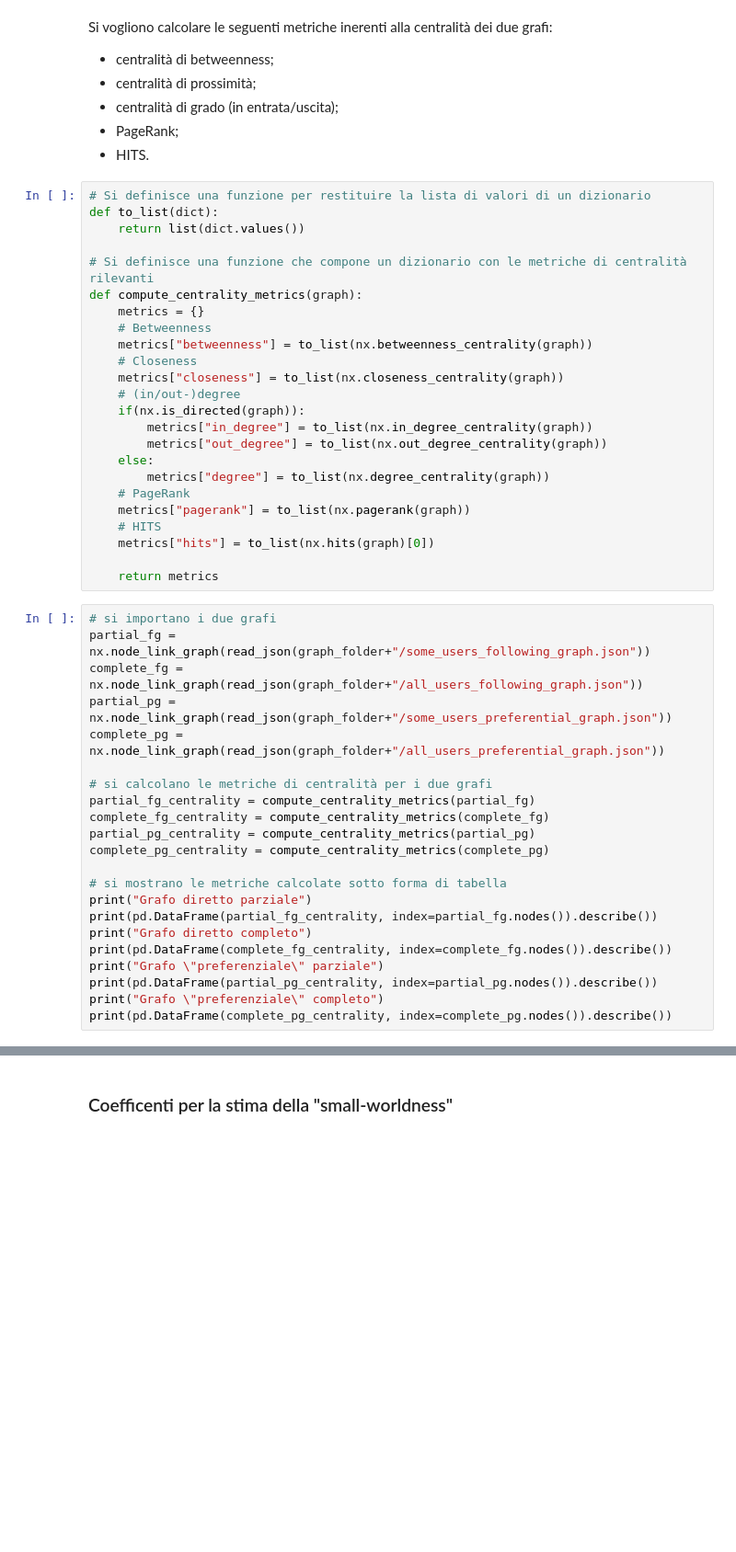
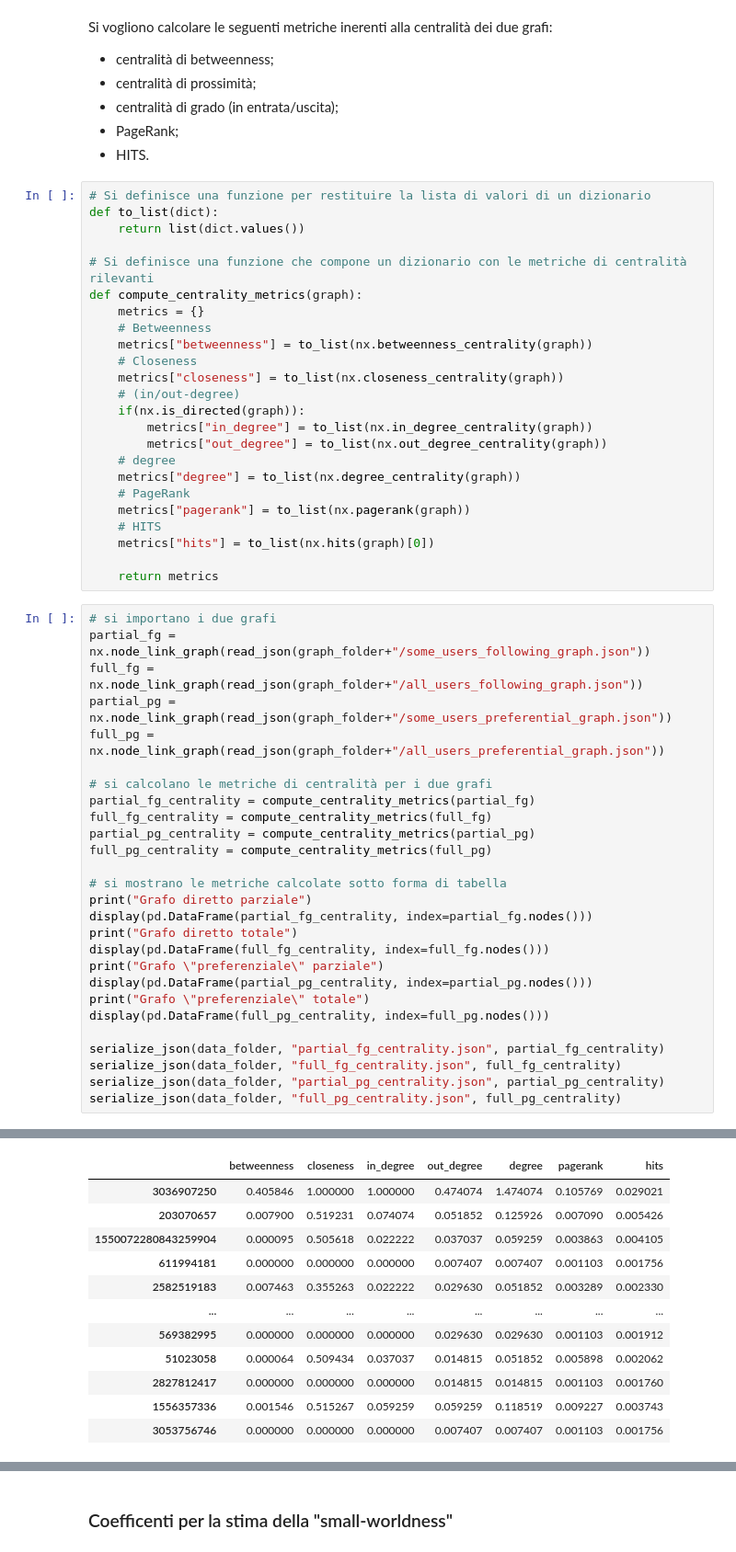
Before and after one commit to TheCancia22/Social-Computing-Project-1-2, a Jupyter notebook: progetto.ipynb, the cells around one changed output, grey strips where cells are left out. Shown at 92% size. Drawn from its saved outputs; the diff is of its cells as text; blank space fills up the shorter version.

```diff
--- a/progetto.ipynb
+++ b/progetto.ipynb
@@ -788,12 +789,12 @@ def compute_centrality_metrics(graph):
     metrics["betweenness"] = to_list(nx.betweenness_centrality(graph))
     # Closeness
     metrics["closeness"] = to_list(nx.closeness_centrality(graph))
-    # (in/out-)degree
+    # (in/out-degree)
     if(nx.is_directed(graph)):
         metrics["in_degree"] = to_list(nx.in_degree_centrality(graph))
         metrics["out_degree"] = to_list(nx.out_degree_centrality(graph))
-    else:
-        metrics["degree"] = to_list(nx.degree_centrality(graph))
+    # degree
+    metrics["degree"] = to_list(nx.degree_centrality(graph))
     # PageRank
     metrics["pagerank"] = to_list(nx.pagerank(graph))
     # HITS
@@ -803,25 +804,30 @@ def compute_centrality_metrics(graph):
 # %%
 # si importano i due grafi
 partial_fg = nx.node_link_graph(read_json(graph_folder+"/some_users_following_graph.json"))
-complete_fg = nx.node_link_graph(read_json(graph_folder+"/all_users_following_graph.json"))
+full_fg = nx.node_link_graph(read_json(graph_folder+"/all_users_following_graph.json"))
 partial_pg = nx.node_link_graph(read_json(graph_folder+"/some_users_preferential_graph.json"))
-complete_pg = nx.node_link_graph(read_json(graph_folder+"/all_users_preferential_graph.json"))
+full_pg = nx.node_link_graph(read_json(graph_folder+"/all_users_preferential_graph.json"))
 
 # si calcolano le metriche di centralità per i due grafi
 partial_fg_centrality = compute_centrality_metrics(partial_fg)
-complete_fg_centrality = compute_centrality_metrics(complete_fg)
+full_fg_centrality = compute_centrality_metrics(full_fg)
 partial_pg_centrality = compute_centrality_metrics(partial_pg)
-complete_pg_centrality = compute_centrality_metrics(complete_pg)
+full_pg_centrality = compute_centrality_metrics(full_pg)
 
 # si mostrano le metriche calcolate sotto forma di tabella
 print("Grafo diretto parziale")
-print(pd.DataFrame(partial_fg_centrality, index=partial_fg.nodes()).describe())
-print("Grafo diretto completo")
-print(pd.DataFrame(complete_fg_centrality, index=complete_fg.nodes()).describe())
+display(pd.DataFrame(partial_fg_centrality, index=partial_fg.nodes()))
+print("Grafo diretto totale")
+display(pd.DataFrame(full_fg_centrality, index=full_fg.nodes()))
 print("Grafo \"preferenziale\" parziale")
-print(pd.DataFrame(partial_pg_centrality, index=partial_pg.nodes()).describe())
-print("Grafo \"preferenziale\" completo")
-print(pd.DataFrame(complete_pg_centrality, index=complete_pg.nodes()).describe())
+display(pd.DataFrame(partial_pg_centrality, index=partial_pg.nodes()))
+print("Grafo \"preferenziale\" totale")
+display(pd.DataFrame(full_pg_centrality, index=full_pg.nodes()))
+
+serialize_json(data_folder, "partial_fg_centrality.json", partial_fg_centrality)
+serialize_json(data_folder, "full_fg_centrality.json", full_fg_centrality)
+serialize_json(data_folder, "partial_pg_centrality.json", partial_pg_centrality)
+serialize_json(data_folder, "full_pg_centrality.json", full_pg_centrality)
 # %% [output]
 Data read from path: ./graphs/some_users_following_graph.json
 Data read from path: ./graphs/all_users_following_graph.json
@@ -846,0 +837,12 @@ max       0.458311    0.684343    0.542435    0.067459    0.026867
+|  | betweenness | closeness | in_degree | out_degree | degree | pagerank | hits |
+| 3036907250 | 0.405846 | 1.000000 | 1.000000 | 0.474074 | 1.474074 | 0.105769 | 0.029021 |
+| 203070657 | 0.007900 | 0.519231 | 0.074074 | 0.051852 | 0.125926 | 0.007090 | 0.005426 |
+| 1550072280843259904 | 0.000095 | 0.505618 | 0.022222 | 0.037037 | 0.059259 | 0.003863 | 0.004105 |
+| 611994181 | 0.000000 | 0.000000 | 0.000000 | 0.007407 | 0.007407 | 0.001103 | 0.001756 |
+| 2582519183 | 0.007463 | 0.355263 | 0.022222 | 0.029630 | 0.051852 | 0.003289 | 0.002330 |
+| ... | ... | ... | ... | ... | ... | ... | ... |
+| 569382995 | 0.000000 | 0.000000 | 0.000000 | 0.029630 | 0.029630 | 0.001103 | 0.001912 |
+| 51023058 | 0.000064 | 0.509434 | 0.037037 | 0.014815 | 0.051852 | 0.005898 | 0.002062 |
+| 2827812417 | 0.000000 | 0.000000 | 0.000000 | 0.014815 | 0.014815 | 0.001103 | 0.001760 |
+| 1556357336 | 0.001546 | 0.515267 | 0.059259 | 0.059259 | 0.118519 | 0.009227 | 0.003743 |
+| 3053756746 | 0.000000 | 0.000000 | 0.000000 | 0.007407 | 0.007407 | 0.001103 | 0.001756 |
```
Also changed, not shown: parts of 21 cells of this notebook, 10 other files.
